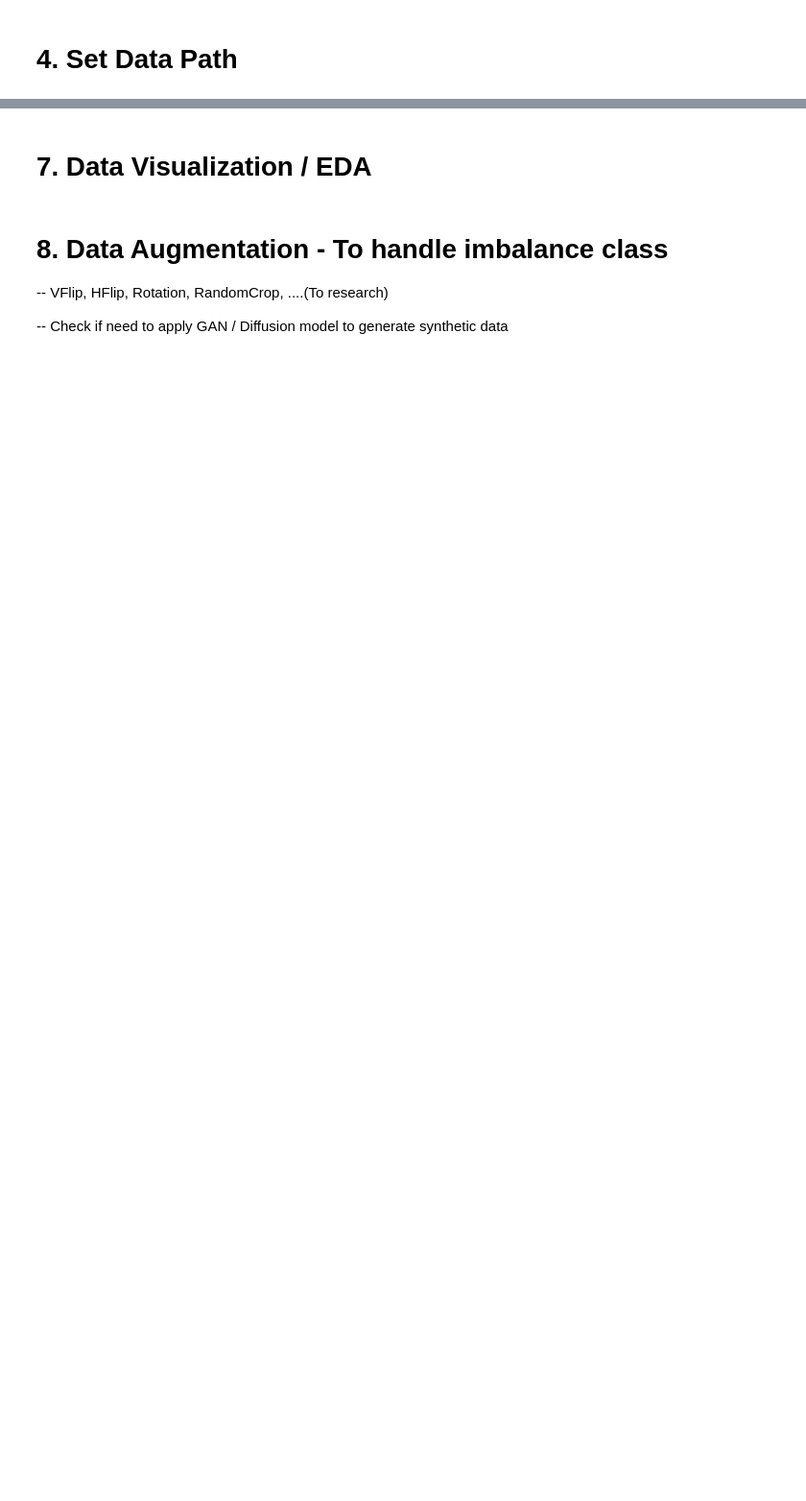
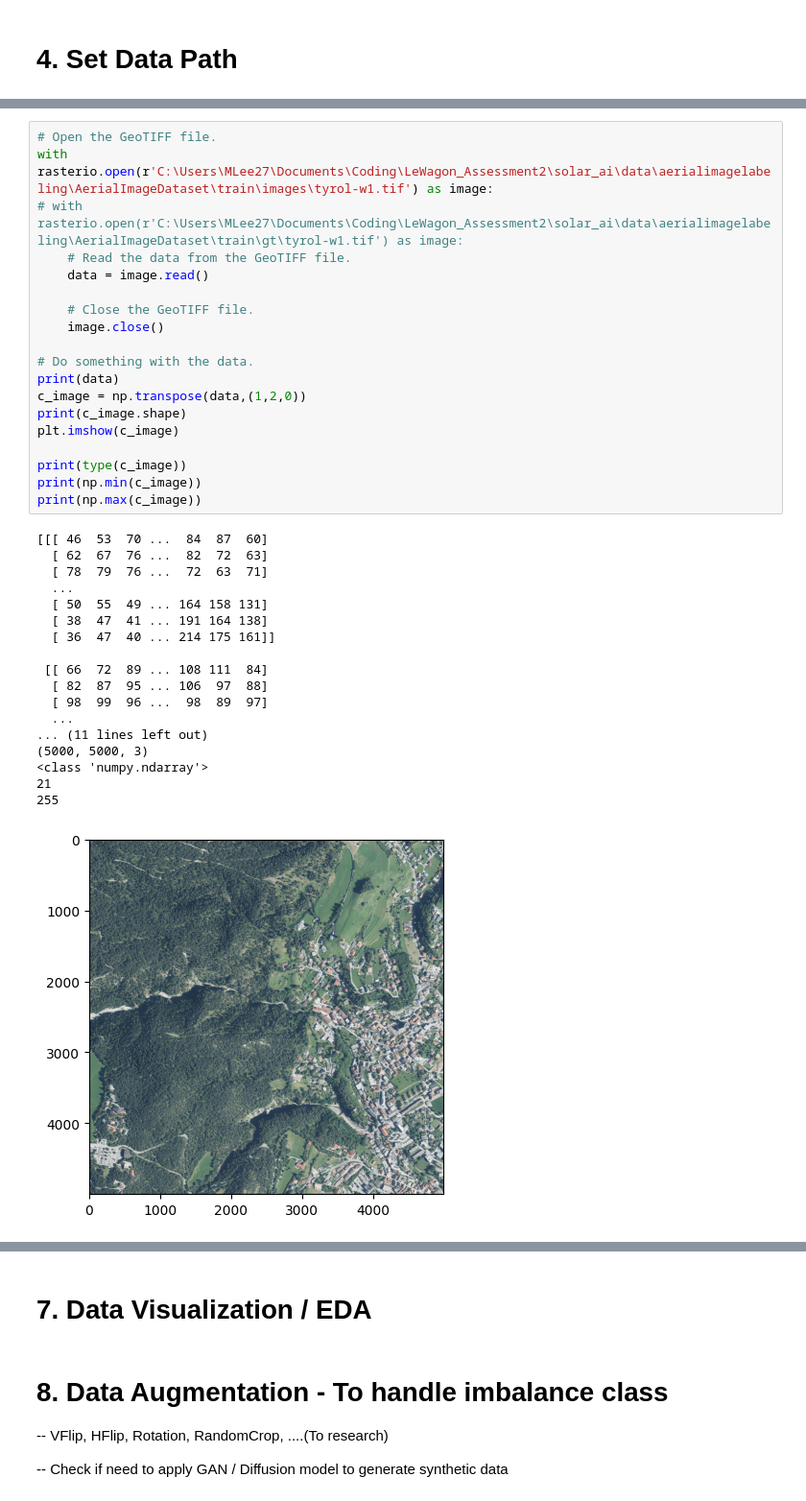
Before and after one commit to JennyF-slb/solar_ai, a Jupyter notebook: notebooks/mingxiang_solar_segmentation.ipynb, the cells around one changed output, grey strips where cells are left out. Shown at 96% size. Drawn from its saved outputs; the diff is of its cells as text; blank space fills up the shorter version.

Commit message:
add requirements, edit mx_solar_seg_notebooks

```diff
--- a/notebooks/mingxiang_solar_segmentation.ipynb
+++ b/notebooks/mingxiang_solar_segmentation.ipynb
@@ -76,0 +155,38 @@ log_file = xx
+# %%
+# Open the GeoTIFF file.
+with rasterio.open(r'C:\Users\MLee27\Documents\Coding\LeWagon_Assessment2\solar_ai\data\aerialimagelabeling\AerialImageDataset\train\images\tyrol-w1.tif') as image:
+# with rasterio.open(r'C:\Users\MLee27\Documents\Coding\LeWagon_Assessment2\solar_ai\data\aerialimagelabeling\AerialImageDataset\train\gt\tyrol-w1.tif') as image:
+    # Read the data from the GeoTIFF file.
+    data = image.read()
+
+    # Close the GeoTIFF file.
+    image.close()
+
+# Do something with the data.
+print(data)
+c_image = np.transpose(data,(1,2,0))
+print(c_image.shape)
+plt.imshow(c_image)
+
+print(type(c_image))
+print(np.min(c_image))
+print(np.max(c_image))
+# %% [output]
+[[[ 46  53  70 ...  84  87  60]
+  [ 62  67  76 ...  82  72  63]
+  [ 78  79  76 ...  72  63  71]
+  ...
+  [ 50  55  49 ... 164 158 131]
+  [ 38  47  41 ... 191 164 138]
+  [ 36  47  40 ... 214 175 161]]
+
+ [[ 66  72  89 ... 108 111  84]
+  [ 82  87  95 ... 106  97  88]
+  [ 98  99  96 ...  98  89  97]
+  ...
+... (11 lines left out)
+(5000, 5000, 3)
+<class 'numpy.ndarray'>
+21
+255
+[figure, added]
```
Also changed, not shown: parts of 24 cells of this notebook, 3 other files.
